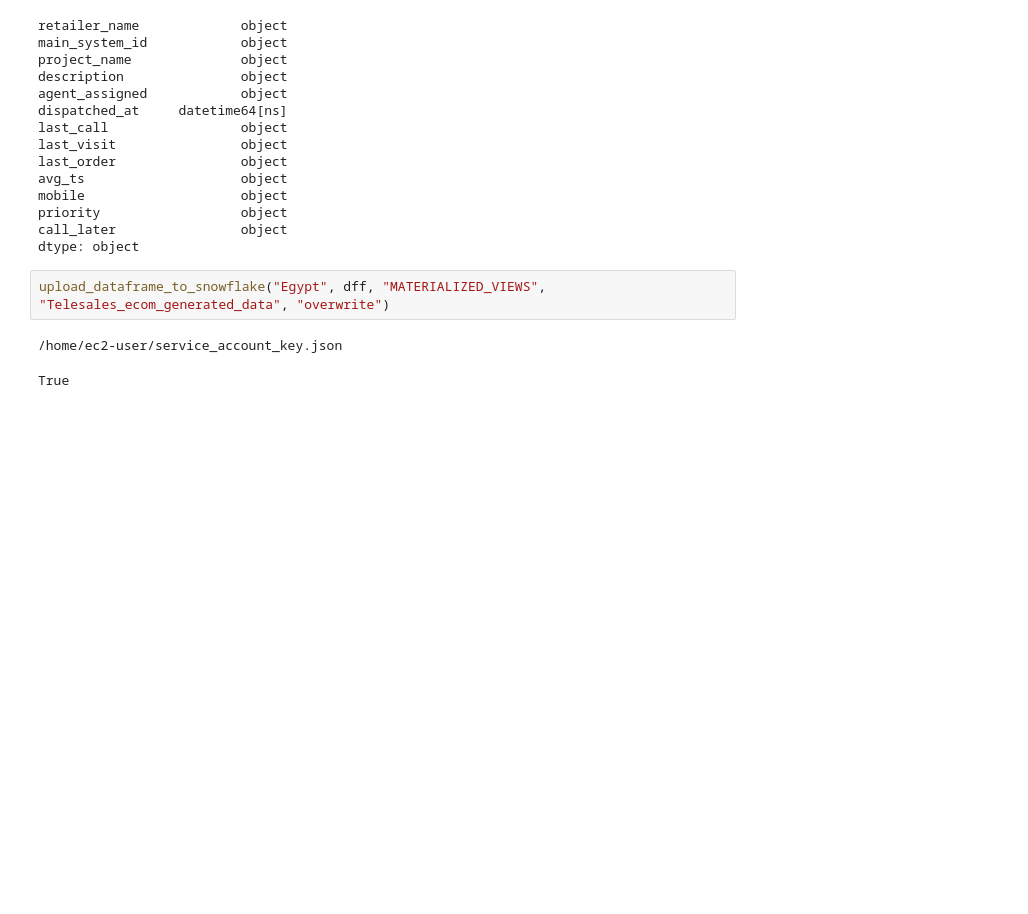
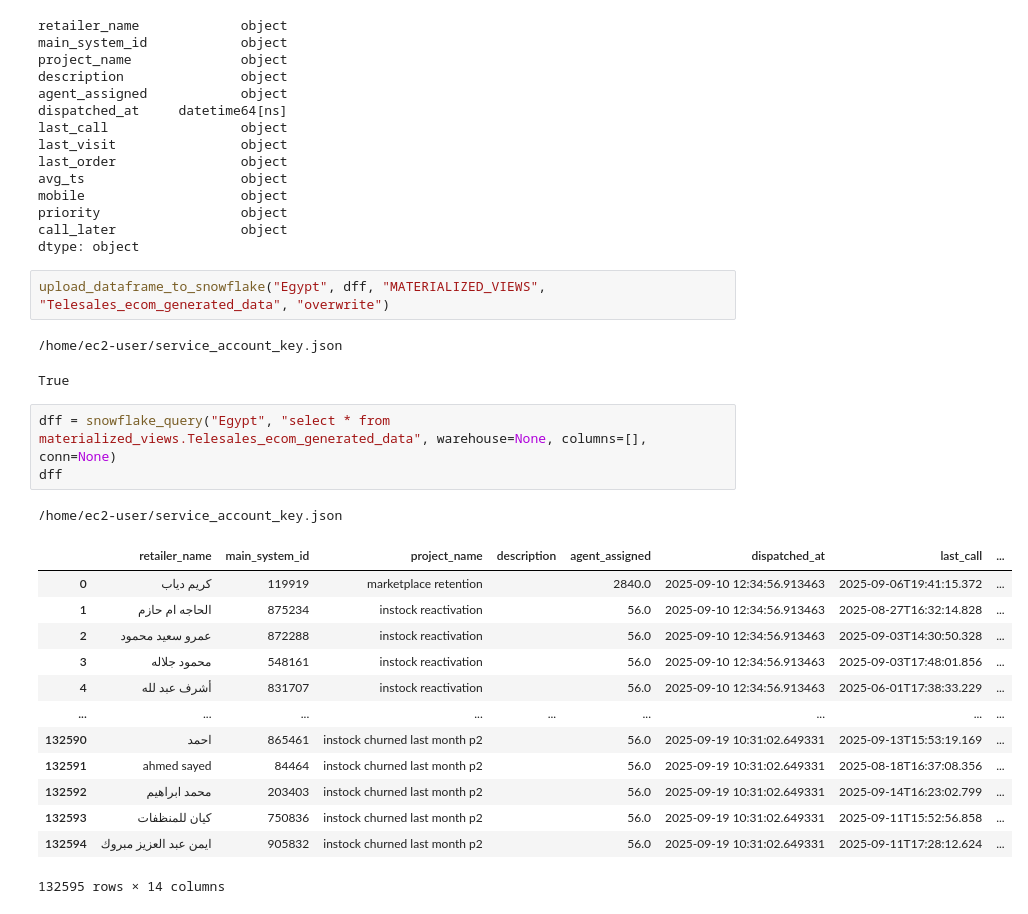
Before and after one commit to Maxab-Growth/Seif, a Jupyter notebook: Seif's_stuff/ECOM_fintech_dispatch.ipynb, the cells around one changed output. Saved outputs shown, nothing was run; the diff lists cells and outputs as text; blank space fills up the shorter version.

```diff
--- a/Seif's_stuff/ECOM_fintech_dispatch.ipynb
+++ b/Seif's_stuff/ECOM_fintech_dispatch.ipynb
@@ -359,3 +424,21 @@ upload_dataframe_to_snowflake("Egypt", dff, "MATERIALIZED_VIEWS", "Telesales_eco
 # %% [output]
 /home/ec2-user/service_account_key.json
 True
+# %%
+dff = snowflake_query("Egypt", "select * from materialized_views.Telesales_ecom_generated_data", warehouse=None, columns=[], conn=None)
+dff
+# %% [output]
+/home/ec2-user/service_account_key.json
+|  | retailer_name | main_system_id | project_name | description | agent_assigned | dispatched_at | last_call | ... |
+| 0 | كريم دياب | 119919 | marketplace retention |  | 2840.0 | 2025-09-10 12:34:56.913463 | 2025-09-06T19:41:15.372 | ... |
+| 1 | الحاجه ام حازم | 875234 | instock reactivation |  | 56.0 | 2025-09-10 12:34:56.913463 | 2025-08-27T16:32:14.828 | ... |
+| 2 | عمرو سعيد محمود | 872288 | instock reactivation |  | 56.0 | 2025-09-10 12:34:56.913463 | 2025-09-03T14:30:50.328 | ... |
+| 3 | محمود جلاله | 548161 | instock reactivation |  | 56.0 | 2025-09-10 12:34:56.913463 | 2025-09-03T17:48:01.856 | ... |
+| 4 | أشرف عبد لله | 831707 | instock reactivation |  | 56.0 | 2025-09-10 12:34:56.913463 | 2025-06-01T17:38:33.229 | ... |
+| ... | ... | ... | ... | ... | ... | ... | ... | ... |
+| 132590 | احمد | 865461 | instock churned last month p2 |  | 56.0 | 2025-09-19 10:31:02.649331 | 2025-09-13T15:53:19.169 | ... |
+| 132591 | ahmed sayed | 84464 | instock churned last month p2 |  | 56.0 | 2025-09-19 10:31:02.649331 | 2025-08-18T16:37:08.356 | ... |
+| 132592 | محمد ابراهيم | 203403 | instock churned last month p2 |  | 56.0 | 2025-09-19 10:31:02.649331 | 2025-09-14T16:23:02.799 | ... |
+| 132593 | كيان للمنظفات | 750836 | instock churned last month p2 |  | 56.0 | 2025-09-19 10:31:02.649331 | 2025-09-11T15:52:56.858 | ... |
+| 132594 | ايمن عبد العزيز مبروك | 905832 | instock churned last month p2 |  | 56.0 | 2025-09-19 10:31:02.649331 | 2025-09-11T17:28:12.624 | ... |
+132595 rows × 14 columns
```
Also changed, not shown: parts of 5 cells of this notebook, 5 other files.
